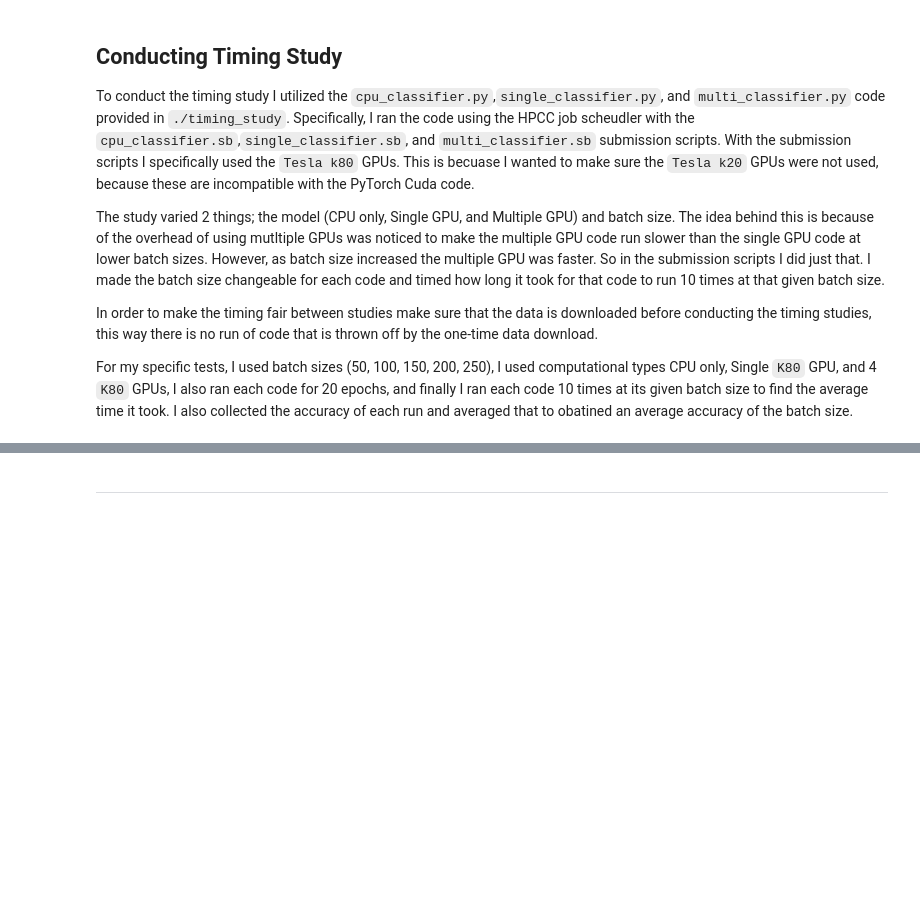
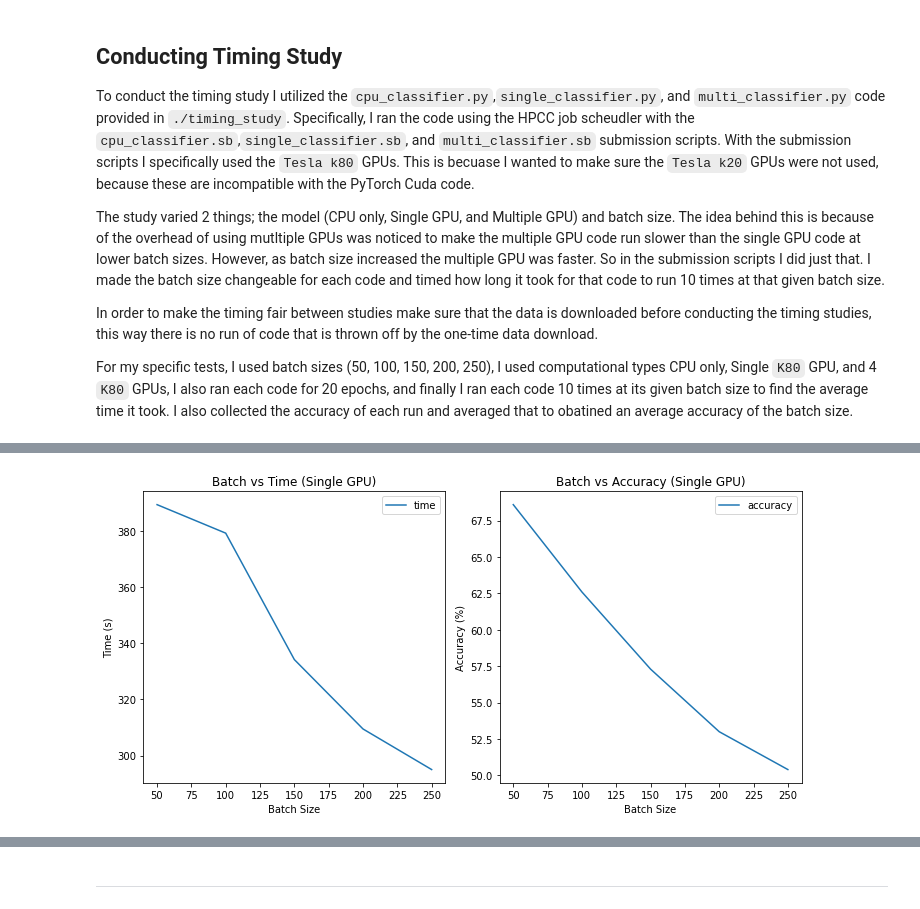
Before and after one commit to mcint170/CMSE_401_Project, a Jupyter notebook: Classifier_Part_2.ipynb, the cells around one changed output, grey strips where cells are left out. Saved outputs shown, nothing was run; the diff lists cells and outputs as text; code cells hidden in the pictures; blank space fills up the shorter version.

```diff
--- a/Classifier_Part_2.ipynb
+++ b/Classifier_Part_2.ipynb
@@ -243,0 +212,21 @@ Written by Dr. Dirk Colbry, Michigan State University
+# %%
+import matplotlib.pyplot as plt
+import pandas as pd
+
+# Load in data
+single = pd.read_csv("./results/single.txt")
+
+figure, axes = plt.subplots(1,2, figsize=(10,5))
+single.plot("batch","time",ax=axes[0])
+axes[0].set_xlabel("Batch Size")
+axes[0].set_ylabel("Time (s)")
+axes[0].set_title("Batch vs Time (Single GPU)")
+
+single.plot("batch","accuracy",ax=axes[1])
+axes[1].set_xlabel("Batch Size")
+axes[1].set_ylabel("Accuracy (%)")
+axes[1].set_title("Batch vs Accuracy (Single GPU)")
+
+plt.tight_layout()
+# %% [output]
+[figure, added]
```
Also changed, not shown: parts of 22 cells of this notebook, 1 other file.
